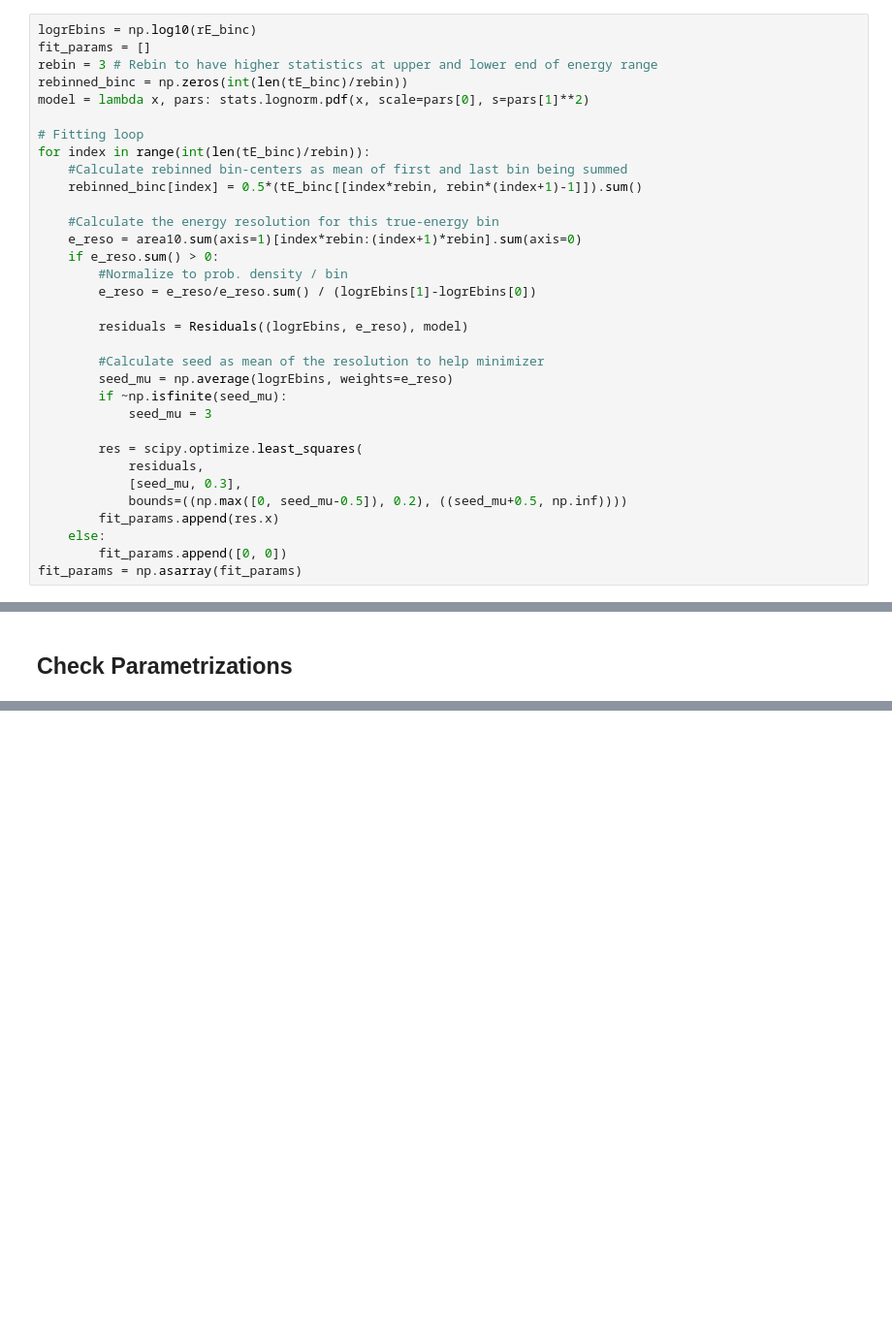
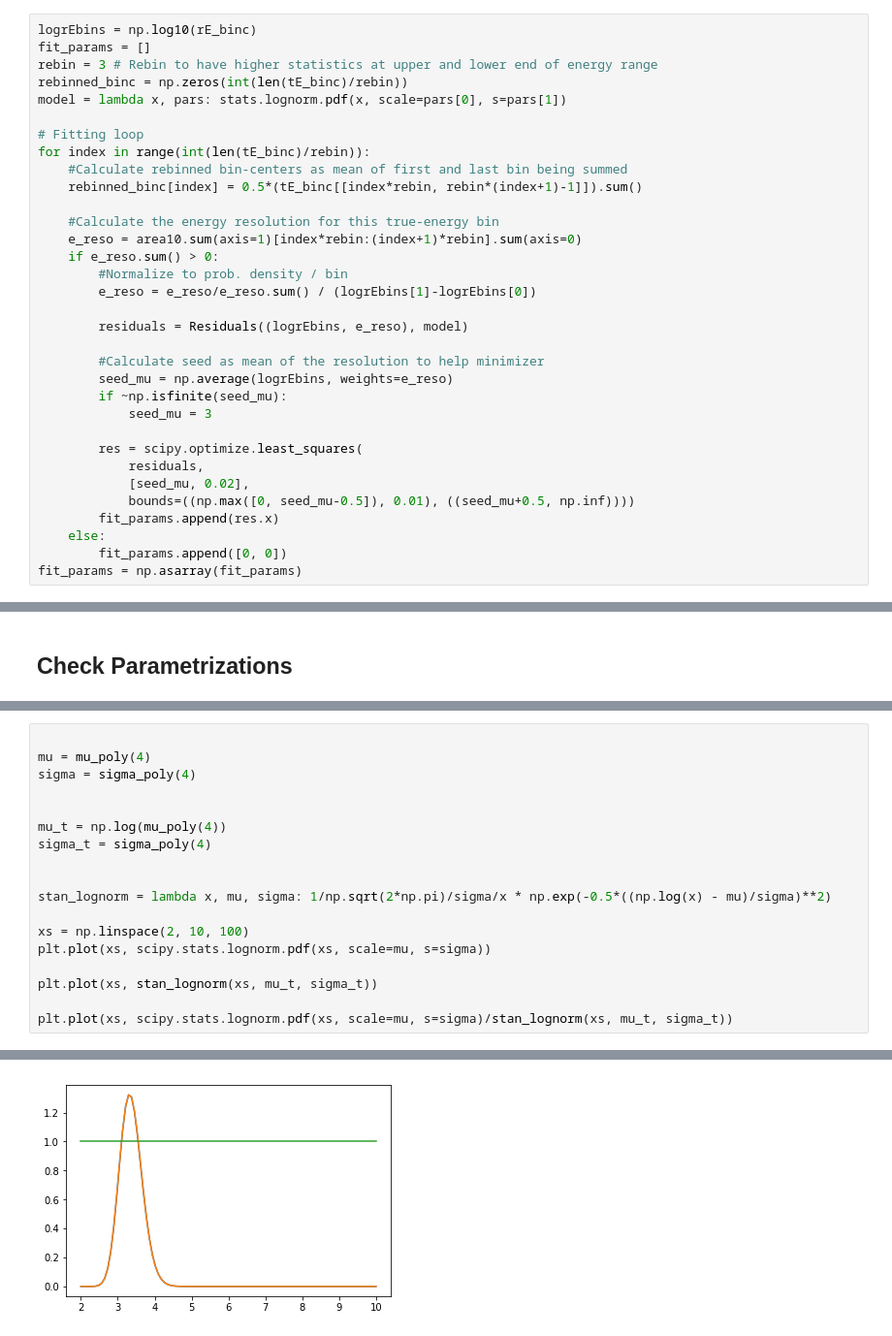
Before and after one commit to specktakel/hierarchical_nu, a Jupyter notebook: dev/statistical_model/4_tracks_and_cascades/aeff_calculator/track_energy_resolution.ipynb, the cells around one changed output, grey strips where cells are left out. Shown at 97% size. Drawn from its saved outputs; the diff is of its cells as text; blank space fills up the shorter version.

Commit message:
Added track resolution to stan model

```diff
--- a/dev/statistical_model/4_tracks_and_cascades/aeff_calculator/track_energy_resolution.ipynb
+++ b/dev/statistical_model/4_tracks_and_cascades/aeff_calculator/track_energy_resolution.ipynb
@@ -69,7 +85,7 @@ logrEbins = np.log10(rE_binc)
 fit_params = []
 rebin = 3 # Rebin to have higher statistics at upper and lower end of energy range
 rebinned_binc = np.zeros(int(len(tE_binc)/rebin))
-model = lambda x, pars: stats.lognorm.pdf(x, scale=pars[0], s=pars[1]**2)
+model = lambda x, pars: stats.lognorm.pdf(x, scale=pars[0], s=pars[1])
 
 # Fitting loop
 for index in range(int(len(tE_binc)/rebin)):
@@ -91,8 +107,8 @@ for index in range(int(len(tE_binc)/rebin)):
 
         res = scipy.optimize.least_squares(
             residuals,
-            [seed_mu, 0.3],
-            bounds=((np.max([0, seed_mu-0.5]), 0.2), ((seed_mu+0.5, np.inf))))
+            [seed_mu, 0.02],
+            bounds=((np.max([0, seed_mu-0.5]), 0.01), ((seed_mu+0.5, np.inf))))
         fit_params.append(res.x)
     else:
         fit_params.append([0, 0])
@@ -173,0 +202,19 @@ for i, pi in enumerate(plot_indices):
+# %%
+
+mu = mu_poly(4)
+sigma = sigma_poly(4)
+
+
+mu_t = np.log(mu_poly(4))
+sigma_t = sigma_poly(4)
+
+
+stan_lognorm = lambda x, mu, sigma: 1/np.sqrt(2*np.pi)/sigma/x * np.exp(-0.5*((np.log(x) - mu)/sigma)**2)
+
+xs = np.linspace(2, 10, 100)
+plt.plot(xs, scipy.stats.lognorm.pdf(xs, scale=mu, s=sigma))
+
+plt.plot(xs, stan_lognorm(xs, mu_t, sigma_t))
+
+plt.plot(xs, scipy.stats.lognorm.pdf(xs, scale=mu, s=sigma)/stan_lognorm(xs, mu_t, sigma_t))
+# %% [output]
@@ -173,0 +222 @@ for i, pi in enumerate(plot_indices):
+[figure, added]
```
Also changed, not shown: parts of 11 cells of this notebook, 2 other files.
